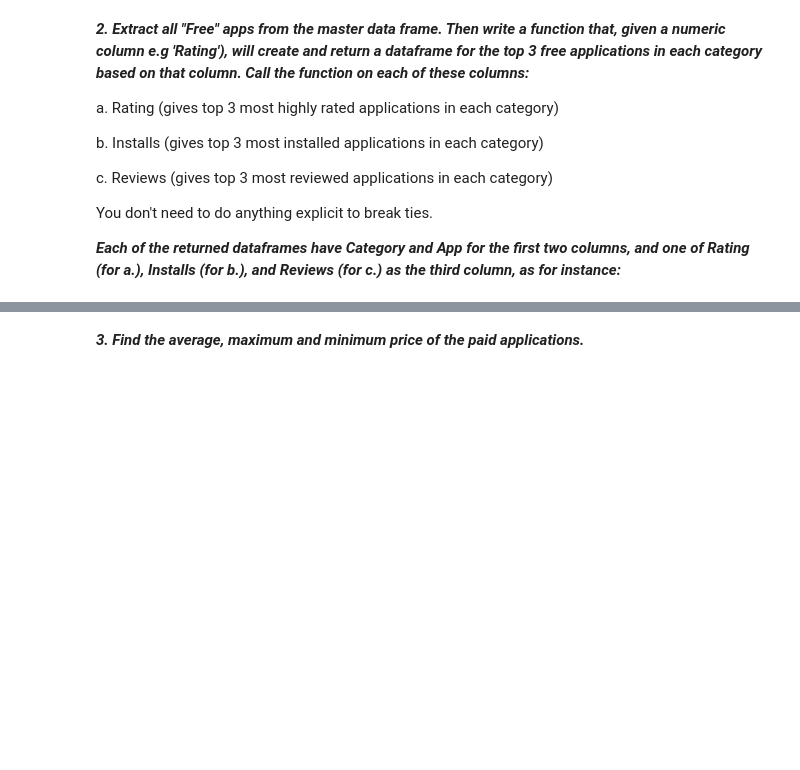
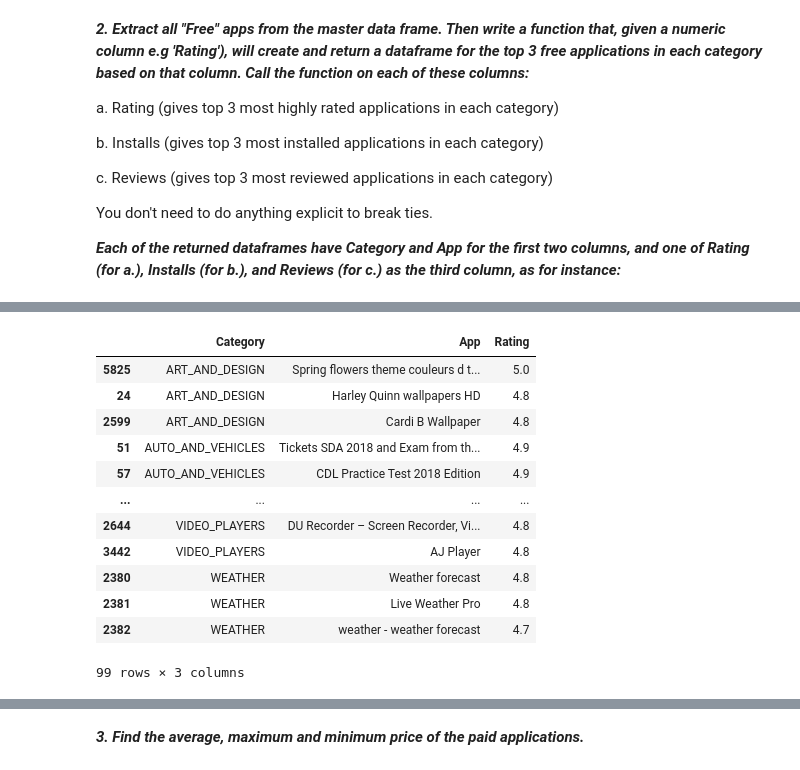
Before and after one commit to Sameerahmed786/CS210Spring2022, a Jupyter notebook: google_apps.ipynb, the cells around one changed output, grey strips where cells are left out. Saved outputs shown, nothing was run; the diff lists cells and outputs as text; code cells hidden in the pictures; blank space fills up the shorter version.

```diff
--- a/google_apps.ipynb
+++ b/google_apps.ipynb
@@ -185,4 +185,4 @@ for index,item in enumerate(ser):
     ser[index] = item
     # print(item)
 clean_googleplaystore_df['Size'] = ser
-clean_googleplaystore_df
+clean_googleplaystore_df['Reviews'] = clean_googleplaystore_df['Reviews'].astype(int)
@@ -233,6 +219,11 @@ clean_googleplaystore_df.groupby('Category')['Rating'].describe()
     You don't need to do anything explicit to break ties.
 
 ***Each of the returned dataframes have Category and App for the first two columns, and one of Rating (for a.), Installs (for b.), and Reviews (for c.) as the third column, as for instance:***
+# %%
+def top_categories(df, cat):
+    df = df.sort_values(['Category', cat], ascending=[True, False]).groupby('Category').head(3)
+    new_df = df[['Category', 'App', cat]]
+    return new_df
 # %%
 free_apps_df = clean_googleplaystore_df[clean_googleplaystore_df['Type'] == 'Free']
 rows, cols = free_apps_df.shape
@@ -254,0 +231,17 @@ free_apps_df
+# %%
+top_ratings_df = top_categories(free_apps_df.copy(), 'Rating')
+top_ratings_df
+# %% [output]
+|  | Category | App | Rating |
+| 5825 | ART_AND_DESIGN | Spring flowers theme couleurs d t... | 5.0 |
+| 24 | ART_AND_DESIGN | Harley Quinn wallpapers HD | 4.8 |
+| 2599 | ART_AND_DESIGN | Cardi B Wallpaper | 4.8 |
+| 51 | AUTO_AND_VEHICLES | Tickets SDA 2018 and Exam from th... | 4.9 |
+| 57 | AUTO_AND_VEHICLES | CDL Practice Test 2018 Edition | 4.9 |
+| ... | ... | ... | ... |
+| 2644 | VIDEO_PLAYERS | DU Recorder – Screen Recorder, Vi... | 4.8 |
+| 3442 | VIDEO_PLAYERS | AJ Player | 4.8 |
+| 2380 | WEATHER | Weather forecast | 4.8 |
+| 2381 | WEATHER | Live Weather Pro | 4.8 |
+| 2382 | WEATHER | weather - weather forecast | 4.7 |
+99 rows × 3 columns
```
Also changed, not shown: parts of 4 cells of this notebook.
